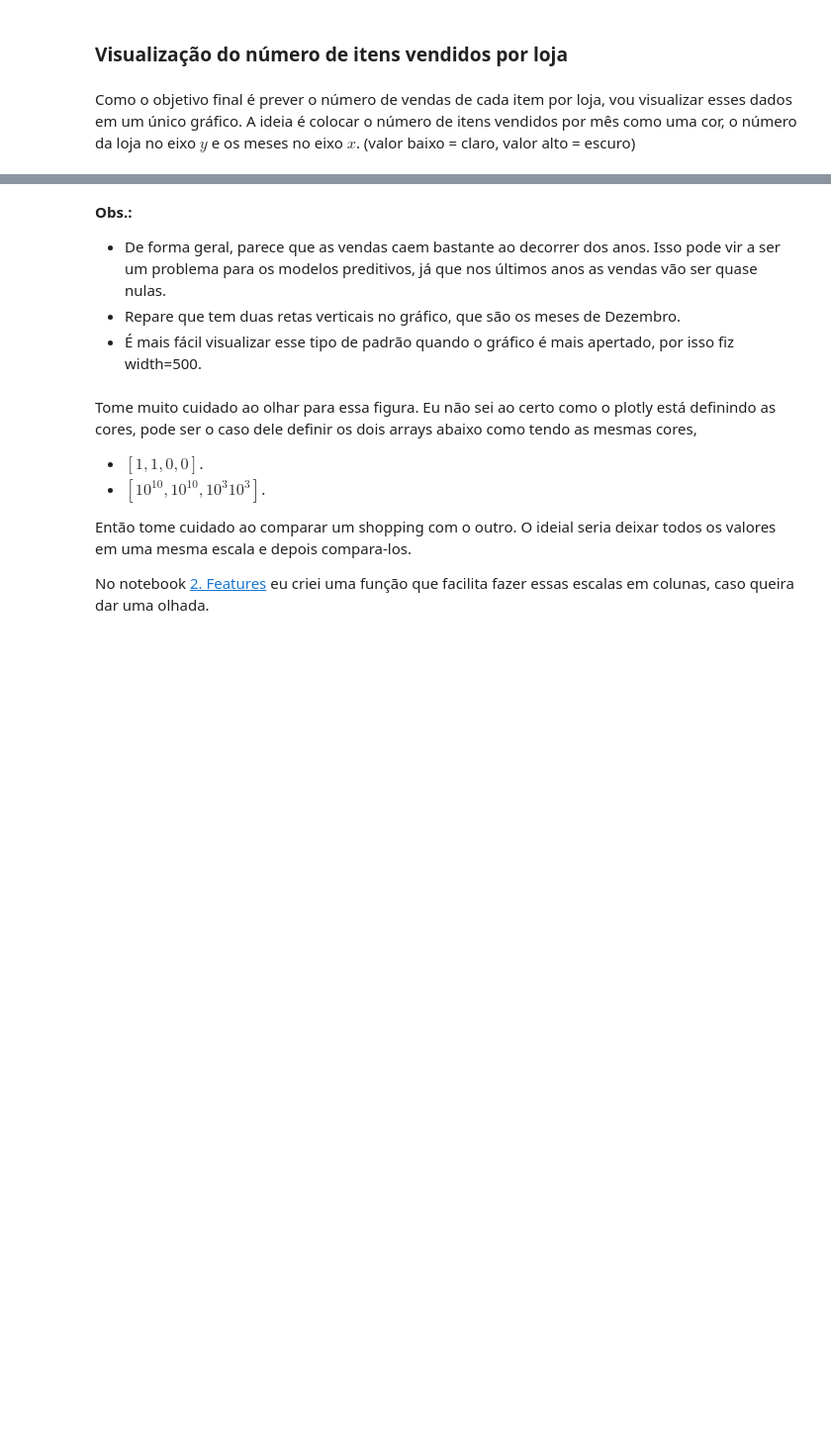
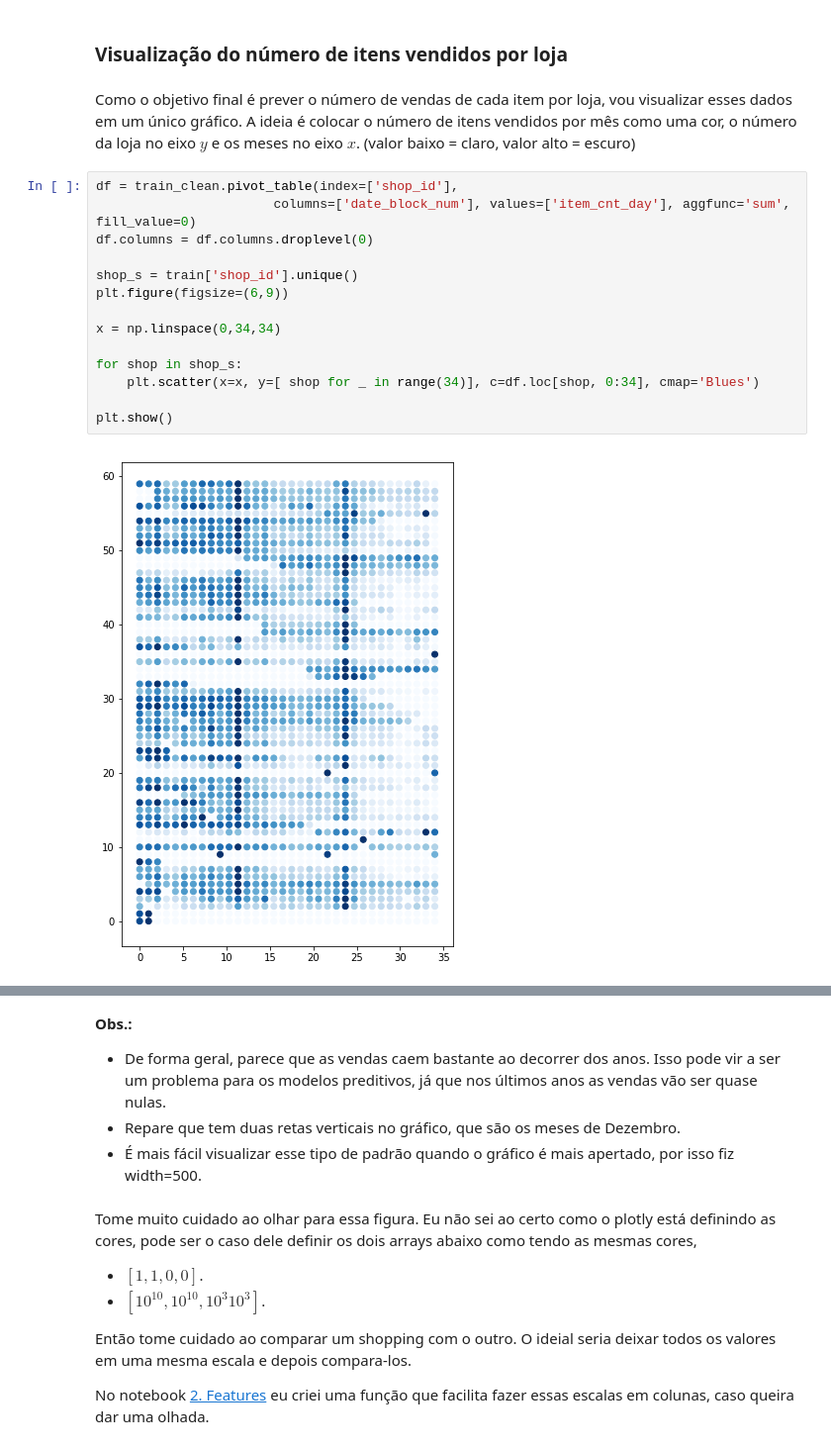
Before and after one commit to RGivisiez/Adv_ML, a Jupyter notebook: 1. EDA.ipynb, the cells around one changed output, grey strips where cells are left out. Shown at 99% size. Drawn from its saved outputs; the diff is of its cells as text; blank space fills up the shorter version.

```diff
--- a/1. EDA.ipynb
+++ b/1. EDA.ipynb
@@ -439,5 +446,21 @@ iplot(fig, filename='stacked-bar')
 ### <a name="viz_cnt"></a>Visualização do número de itens vendidos por loja
 # %% [markdown]
 Como o objetivo final é prever o número de vendas de cada item por loja, vou visualizar esses dados em um único gráfico. A ideia é colocar o número de itens vendidos por mês como uma cor, o número da loja no eixo $y$ e os meses no eixo $x$. (valor baixo = claro, valor alto = escuro)
+# %%
+df = train_clean.pivot_table(index=['shop_id'],
+                       columns=['date_block_num'], values=['item_cnt_day'], aggfunc='sum', fill_value=0)
+df.columns = df.columns.droplevel(0)
+
+shop_s = train['shop_id'].unique()
+plt.figure(figsize=(6,9))
+
+x = np.linspace(0,34,34)
+
+for shop in shop_s:
+    plt.scatter(x=x, y=[ shop for _ in range(34)], c=df.loc[shop, 0:34], cmap='Blues')
+
+plt.show()
+# %% [output]
+[figure, added]
 # %%
 df = train_clean.pivot_table(index=['shop_id'],
```
Also changed, not shown: parts of 17 cells of this notebook, 1 other file.
